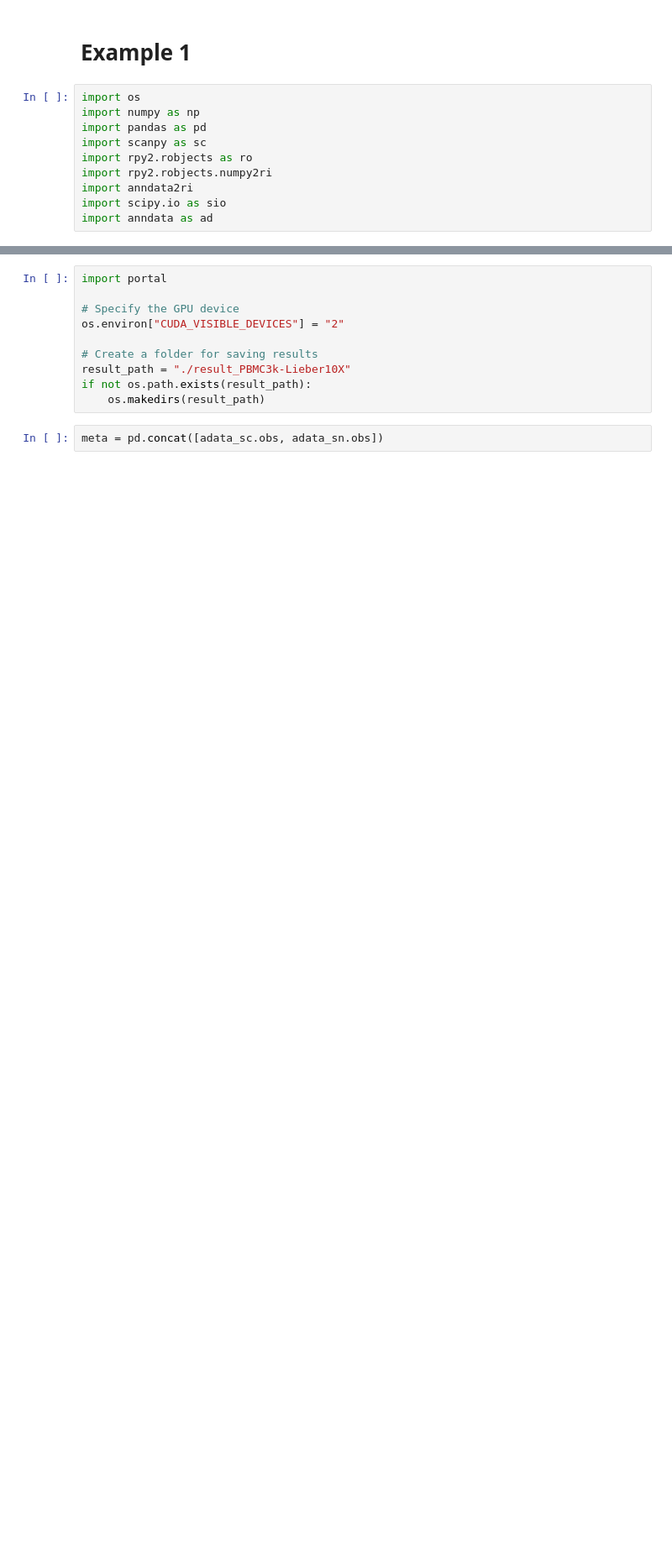
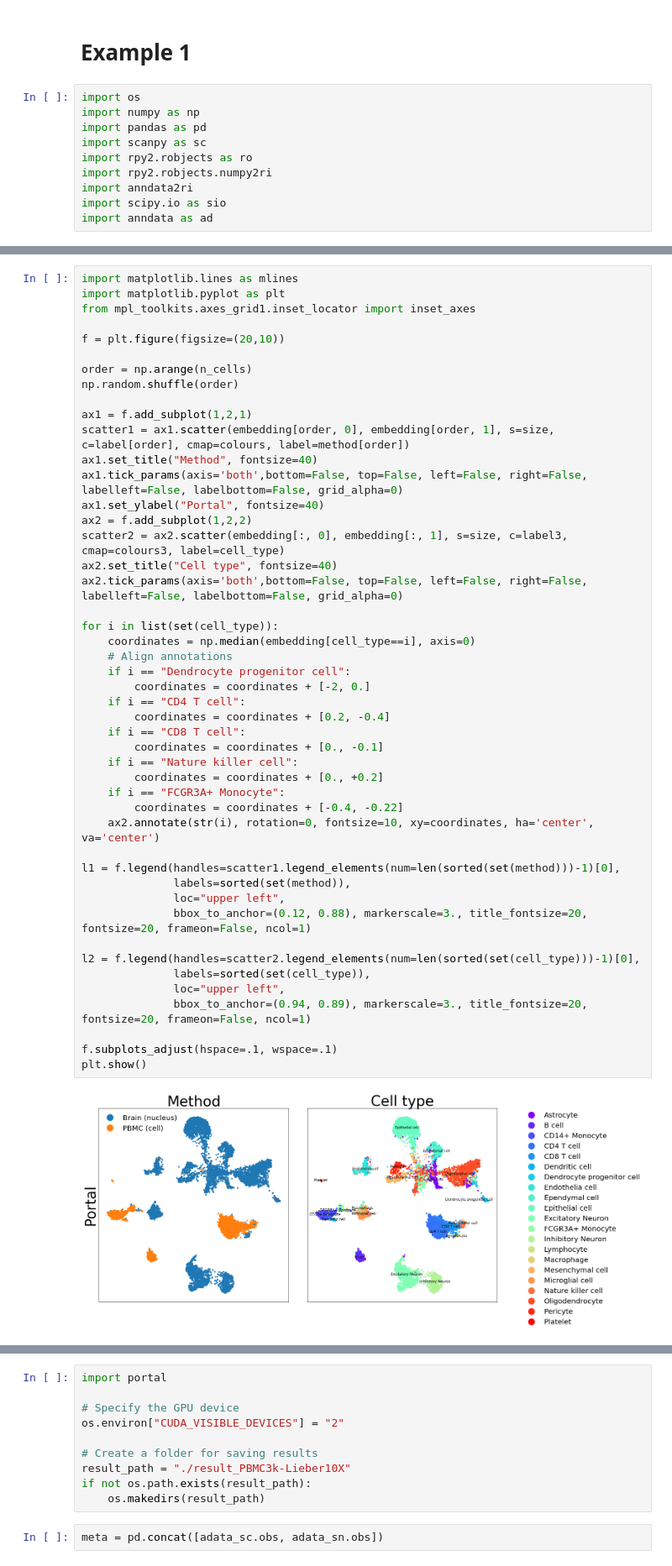
Before and after one commit to jiazhao97/Portal-reproducibility, a Jupyter notebook: Reproduce-BloodCell-BrainNuclei.ipynb, the cells around one changed output, grey strips where cells are left out. Shown: that part at 84% size. Cells and saved outputs as stored; diff of their text form; blank space fills up the shorter version.

```diff
--- a/Reproduce-BloodCell-BrainNuclei.ipynb
+++ b/Reproduce-BloodCell-BrainNuclei.ipynb
@@ -22,0 +249,49 @@ import anndata as ad
+# %%
+import matplotlib.lines as mlines
+import matplotlib.pyplot as plt
+from mpl_toolkits.axes_grid1.inset_locator import inset_axes
+
+f = plt.figure(figsize=(20,10))
+
+order = np.arange(n_cells)
+np.random.shuffle(order)
+
+ax1 = f.add_subplot(1,2,1)
+scatter1 = ax1.scatter(embedding[order, 0], embedding[order, 1], s=size, c=label[order], cmap=colours, label=method[order])
+ax1.set_title("Method", fontsize=40)
+ax1.tick_params(axis='both',bottom=False, top=False, left=False, right=False, labelleft=False, labelbottom=False, grid_alpha=0)
+ax1.set_ylabel("Portal", fontsize=40)
+ax2 = f.add_subplot(1,2,2)
+scatter2 = ax2.scatter(embedding[:, 0], embedding[:, 1], s=size, c=label3, cmap=colours3, label=cell_type)
+ax2.set_title("Cell type", fontsize=40)
+ax2.tick_params(axis='both',bottom=False, top=False, left=False, right=False, labelleft=False, labelbottom=False, grid_alpha=0)
+
+for i in list(set(cell_type)):
+    coordinates = np.median(embedding[cell_type==i], axis=0)
+    # Align annotations
+    if i == "Dendrocyte progenitor cell":
+        coordinates = coordinates + [-2, 0.]
+    if i == "CD4 T cell":
+        coordinates = coordinates + [0.2, -0.4]
+    if i == "CD8 T cell":
+        coordinates = coordinates + [0., -0.1]
+    if i == "Nature killer cell":
+        coordinates = coordinates + [0., +0.2]
+    if i == "FCGR3A+ Monocyte":
+        coordinates = coordinates + [-0.4, -0.22]
+    ax2.annotate(str(i), rotation=0, fontsize=10, xy=coordinates, ha='center', va='center')
+
+l1 = f.legend(handles=scatter1.legend_elements(num=len(sorted(set(method)))-1)[0],
+              labels=sorted(set(method)),
+              loc="upper left",
+              bbox_to_anchor=(0.12, 0.88), markerscale=3., title_fontsize=20, fontsize=20, frameon=False, ncol=1)
+
+l2 = f.legend(handles=scatter2.legend_elements(num=len(sorted(set(cell_type)))-1)[0],
+              labels=sorted(set(cell_type)),
+              loc="upper left",
+              bbox_to_anchor=(0.94, 0.89), markerscale=3., title_fontsize=20, fontsize=20, frameon=False, ncol=1)
+
+f.subplots_adjust(hspace=.1, wspace=.1)
+plt.show()
+# %% [output]
+[figure, added]
```
Also changed, not shown: parts of 35 cells of this notebook, 1 other file.
